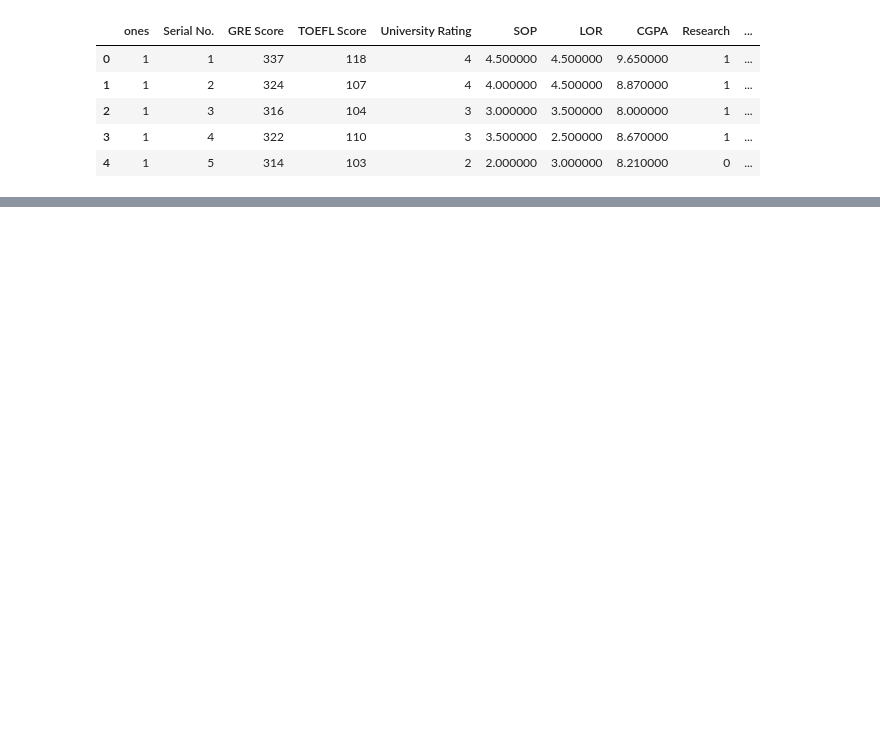
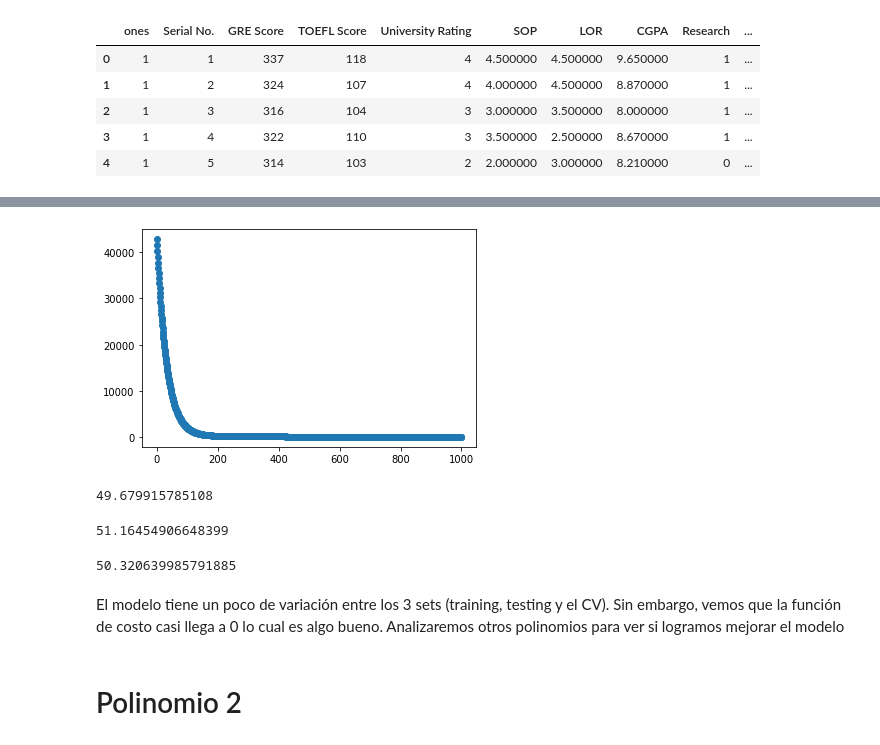
Before and after one commit to hwalter734/LAB5-EOML, a Jupyter notebook: lab5_Walter_20180006.ipynb, the cells around one changed output, grey strips where cells are left out. Drawn from its saved outputs; the diff is of its cells as text; code cells hidden in the pictures; blank space fills up the shorter version.

```diff
--- a/lab5_Walter_20180006.ipynb
+++ b/lab5_Walter_20180006.ipynb
@@ -16,0 +58,7 @@ df.head()
+# %%
+xtrain = train[:,0:9]
+ytrain = train[:,9].reshape(len(xtrain),1)
+xcv = validate[:,0:9]
+ycv = validate[:,9].reshape(len(xcv),1)
+xtest = test[:,0:9]
+ytest = test[:,9].reshape(len(xtest),1)
@@ -16,0 +68,22 @@ df.head()
+# %%
+def linear_function_cost(X, y, theta, lambdaparam):
+    h = X @ theta
+    lambdapart = (lambdaparam/(2*len(X))) * (theta**2).sum()
+    return ((y - h) ** 2).sum() / (2 * len(X)) + lambdapart
+
+def linear_gradient_cost(X, y, theta, lambdaparam):
+    h = X @ theta
+    lambdapart = lambdaparam*theta
+    return (((h - y).T @ X).T + lambdaparam) / len(X)
+
+def gradient_descent_cost(X, y, theta_0, linear_function, linear_gradient, learning_rate=0.0000001, threshold= 2, max_iter=1000, lambdaparam=10):
+    theta = theta_0
+    iteration = 0
+    costs = []
+    thetas = []
+    while np.linalg.norm(linear_gradient(X, y, theta,lambdaparam)) > threshold and iteration < max_iter:
+        iteration += 1
+        theta = theta - (learning_rate * linear_gradient(X, y, theta, lambdaparam))
+        costs.append(linear_function(X, y, theta, lambdaparam))
+        thetas.append(theta.copy())
+    return theta, costs, thetas
@@ -16,0 +94,4 @@ df.head()
+# %%
+m, n =  xtrain.shape
+random_theta1 = np.random.rand(n,1)
+random_theta1
@@ -16,0 +110,3 @@ df.head()
+# %%
+theta_results1, costs1, thetas1 = gradient_descent_cost(xtrain, ytrain, random_theta1, linear_function_cost, linear_gradient_cost, lambdaparam=10)
+theta_results1
@@ -16,0 +123,22 @@ df.head()
+# %%
+xrow = np.arange(0,1000,1).reshape(-1,1)
+plt.scatter(xrow, costs1)
+plt.show()
+# %% [output]
+[figure, added]
+# %%
+costs1[-1]
+# %% [output]
+49.679915785108
+# %%
+linear_function_cost(xcv,ycv,theta_results1,lambdaparam=10)
+# %% [output]
+51.16454906648399
+# %%
+linear_function_cost(xtest,ytest,theta_results1, lambdaparam=10)
+# %% [output]
+50.320639985791885
+# %% [markdown]
+El modelo tiene un poco de variación entre los 3 sets (training, testing y el CV). Sin embargo, vemos que la función de costo casi llega a 0 lo cual es algo bueno. Analizaremos otros polinomios para ver si logramos mejorar el modelo
+# %% [markdown]
+# Polinomio 2
```
Also changed, not shown: parts of 38 cells of this notebook, 1 other file.
